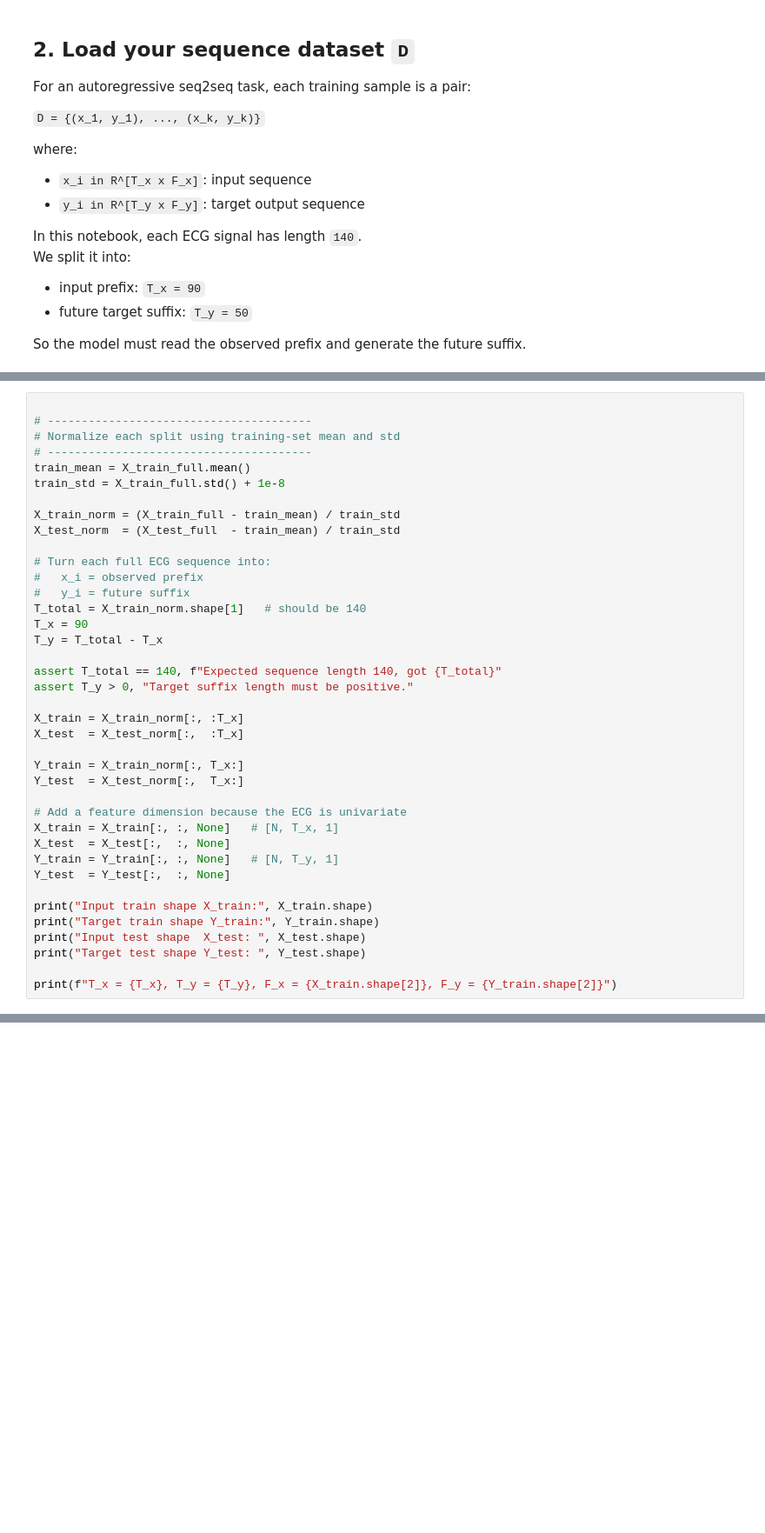
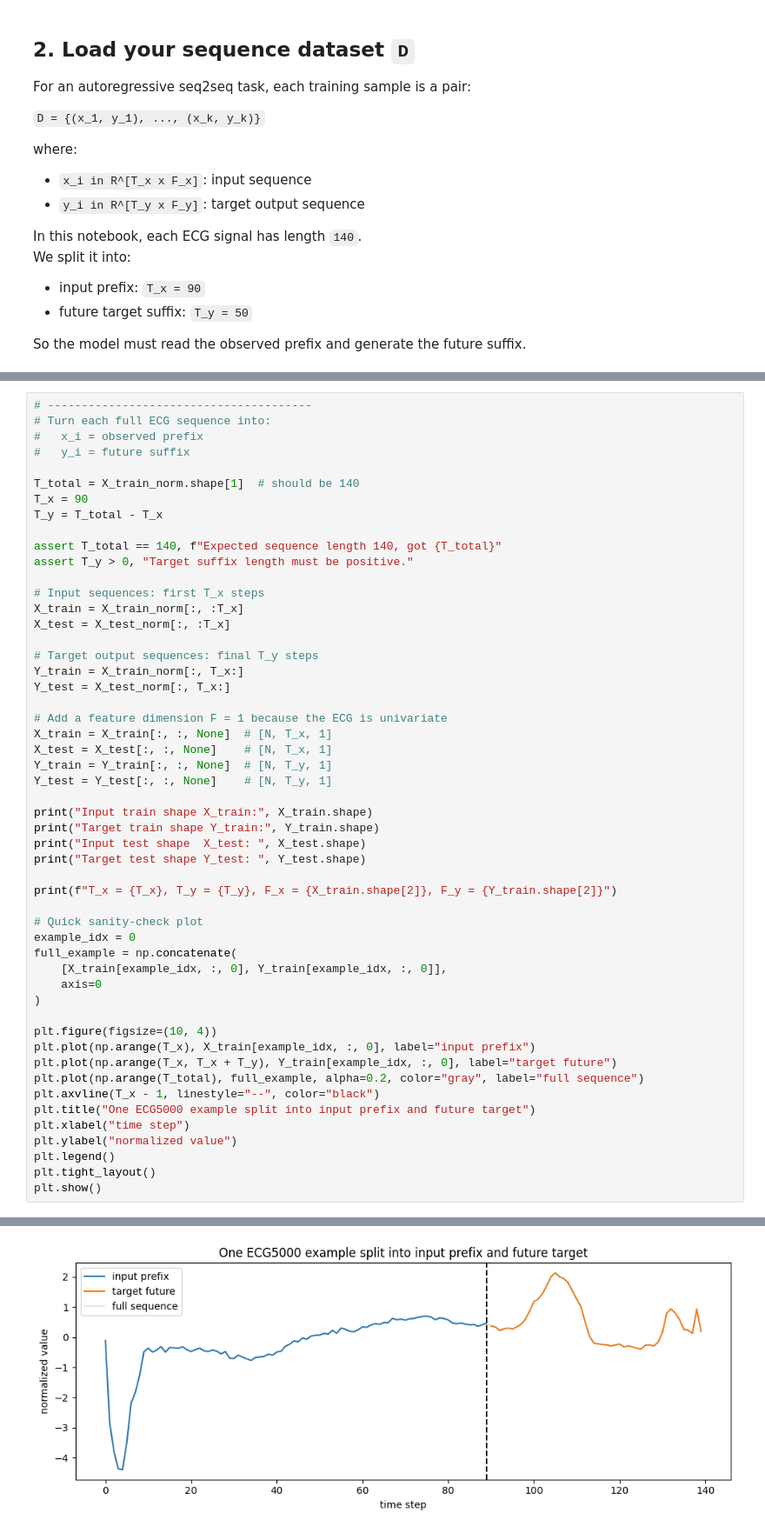
Before and after one commit to TiamHeydari/tiamheydari.github.io, a Jupyter notebook: _teaching/Modern_AI/notebooks/Workshop_B.6_Attention and Transformers/1_RNN_seq_to_seq_with_attention.ipynb, the cells around one changed output, grey strips where cells are left out. Shown at 87% size. Cells and saved outputs as stored; diff of their text form; blank space fills up the shorter version.

```diff
--- a/_teaching/Modern_AI/notebooks/Workshop_B.6_Attention and Transformers/1_RNN_seq_to_seq_with_attention.ipynb
+++ b/_teaching/Modern_AI/notebooks/Workshop_B.6_Attention and Transformers/1_RNN_seq_to_seq_with_attention.ipynb
@@ -126,35 +148,29 @@ print("Full test array:    ", X_test_full.shape)
 # %%
-
 # ---------------------------------------
-# Normalize each split using training-set mean and std
-# ---------------------------------------
-train_mean = X_train_full.mean()
-train_std = X_train_full.std() + 1e-8
-
-X_train_norm = (X_train_full - train_mean) / train_std
-X_test_norm  = (X_test_full  - train_mean) / train_std
-
 # Turn each full ECG sequence into:
 #   x_i = observed prefix
 #   y_i = future suffix
-T_total = X_train_norm.shape[1]   # should be 140
+
+T_total = X_train_norm.shape[1]  # should be 140
 T_x = 90
 T_y = T_total - T_x
 
 assert T_total == 140, f"Expected sequence length 140, got {T_total}"
 assert T_y > 0, "Target suffix length must be positive."
 
+# Input sequences: first T_x steps
 X_train = X_train_norm[:, :T_x]
-X_test  = X_test_norm[:,  :T_x]
+X_test = X_test_norm[:, :T_x]
 
+# Target output sequences: final T_y steps
 Y_train = X_train_norm[:, T_x:]
-Y_test  = X_test_norm[:,  T_x:]
+Y_test = X_test_norm[:, T_x:]
 
-# Add a feature dimension because the ECG is univariate
-X_train = X_train[:, :, None]   # [N, T_x, 1]
-X_test  = X_test[:,  :, None]
-Y_train = Y_train[:, :, None]   # [N, T_y, 1]
-Y_test  = Y_test[:,  :, None]
+# Add a feature dimension F = 1 because the ECG is univariate
+X_train = X_train[:, :, None]  # [N, T_x, 1]
+X_test = X_test[:, :, None]    # [N, T_x, 1]
+Y_train = Y_train[:, :, None]  # [N, T_y, 1]
+Y_test = Y_test[:, :, None]    # [N, T_y, 1]
 
 print("Input train shape X_train:", X_train.shape)
 print("Target train shape Y_train:", Y_train.shape)
@@ -162,3 +178,23 @@ print("Input test shape  X_test: ", X_test.shape)
 print("Target test shape Y_test: ", Y_test.shape)
 
 print(f"T_x = {T_x}, T_y = {T_y}, F_x = {X_train.shape[2]}, F_y = {Y_train.shape[2]}")
+
+# Quick sanity-check plot
+example_idx = 0
+full_example = np.concatenate(
+    [X_train[example_idx, :, 0], Y_train[example_idx, :, 0]],
+    axis=0
+)
+
+plt.figure(figsize=(10, 4))
+plt.plot(np.arange(T_x), X_train[example_idx, :, 0], label="input prefix")
+plt.plot(np.arange(T_x, T_x + T_y), Y_train[example_idx, :, 0], label="target future")
+plt.plot(np.arange(T_total), full_example, alpha=0.2, color="gray", label="full sequence")
+plt.axvline(T_x - 1, linestyle="--", color="black")
+plt.title("One ECG5000 example split into input prefix and future target")
+plt.xlabel("time step")
+plt.ylabel("normalized value")
+plt.legend()
+plt.tight_layout()
+plt.show()
+# %% [output]
@@ -165,3 +206,4 @@ print(f"T_x = {T_x}, T_y = {T_y}, F_x = {X_train.shape[2]}, F_y = {Y_train.shape
+[figure, added]
 # %% [markdown]
 ## 3. Set up the DataLoader for training/validation/testing
 
```
Also changed, not shown: parts of 10 cells of this notebook.
